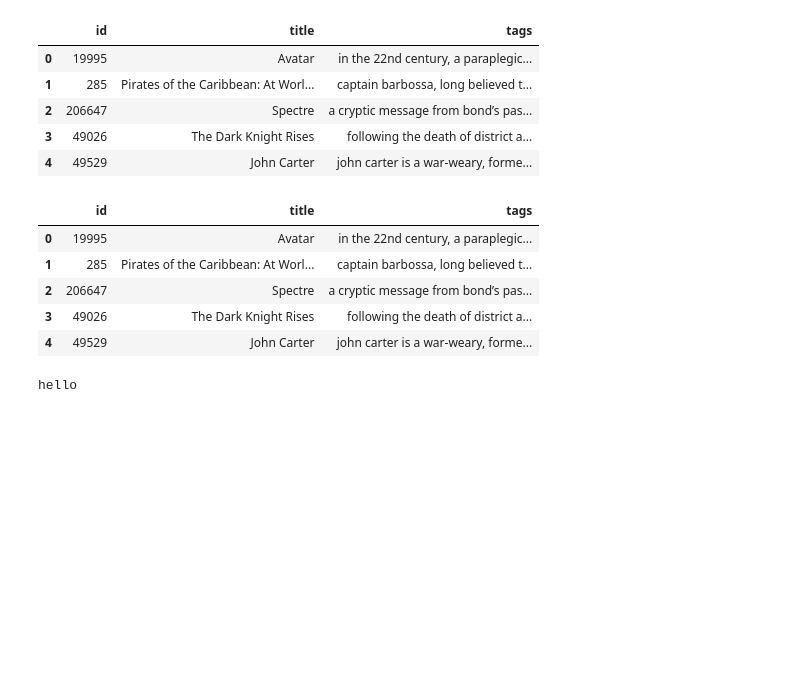
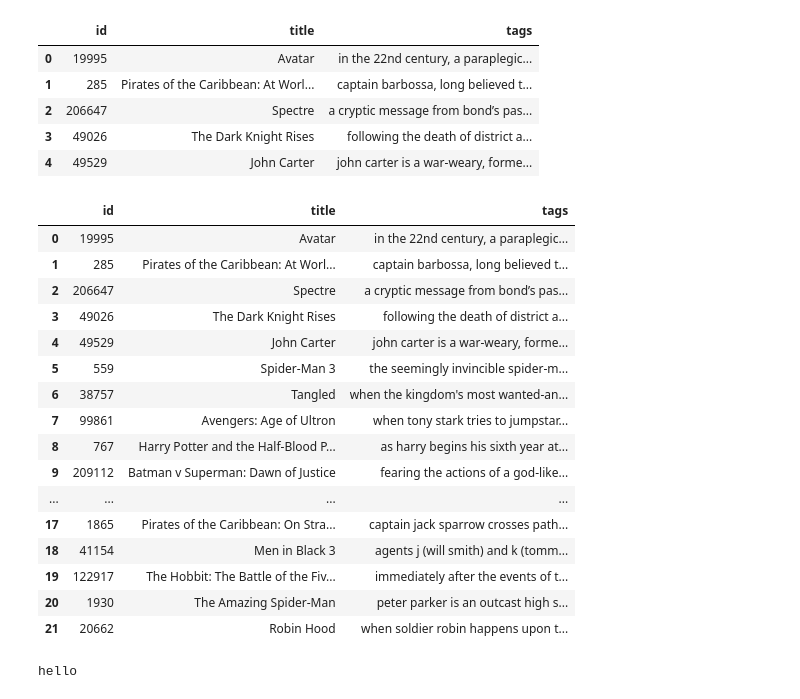
Before and after one commit to atharv-sharma-afk/Movie-Recommendation-System-, a Jupyter notebook: old/ProjMain.ipynb, the cells around one changed output. Drawn from its saved outputs; the diff is of its cells as text; code cells hidden in the pictures; blank space fills up the shorter version.

```diff
--- a/old/ProjMain.ipynb
+++ b/old/ProjMain.ipynb
@@ -148,14 +148,25 @@ movies1.head()
 | 3 | 49026 | The Dark Knight Rises | following the death of district a... |
 | 4 | 49529 | John Carter | john carter is a war-weary, forme... |
 # %%
-movies1.head()
+movies1.head(22)
 # %% [output]
 |  | id | title | tags |
 | 0 | 19995 | Avatar | in the 22nd century, a paraplegic... |
 | 1 | 285 | Pirates of the Caribbean: At Worl... | captain barbossa, long believed t... |
 | 2 | 206647 | Spectre | a cryptic message from bond’s pas... |
 | 3 | 49026 | The Dark Knight Rises | following the death of district a... |
 | 4 | 49529 | John Carter | john carter is a war-weary, forme... |
+| 5 | 559 | Spider-Man 3 | the seemingly invincible spider-m... |
+| 6 | 38757 | Tangled | when the kingdom's most wanted-an... |
+| 7 | 99861 | Avengers: Age of Ultron | when tony stark tries to jumpstar... |
+| 8 | 767 | Harry Potter and the Half-Blood P... | as harry begins his sixth year at... |
+| 9 | 209112 | Batman v Superman: Dawn of Justice | fearing the actions of a god-like... |
+| ... | ... | ... | ... |
+| 17 | 1865 | Pirates of the Caribbean: On Stra... | captain jack sparrow crosses path... |
+| 18 | 41154 | Men in Black 3 | agents j (will smith) and k (tomm... |
+| 19 | 122917 | The Hobbit: The Battle of the Fiv... | immediately after the events of t... |
+| 20 | 1930 | The Amazing Spider-Man | peter parker is an outcast high s... |
+| 21 | 20662 | Robin Hood | when soldier robin happens upon t... |
 # %%
 #concatinate all the tags and filter out top 5000 words(W5000) with maximum frequency
 #check for the frequency of each word in all the movies(M5000)
```
Also changed, not shown: parts of 3 cells of this notebook, 6 other files.
